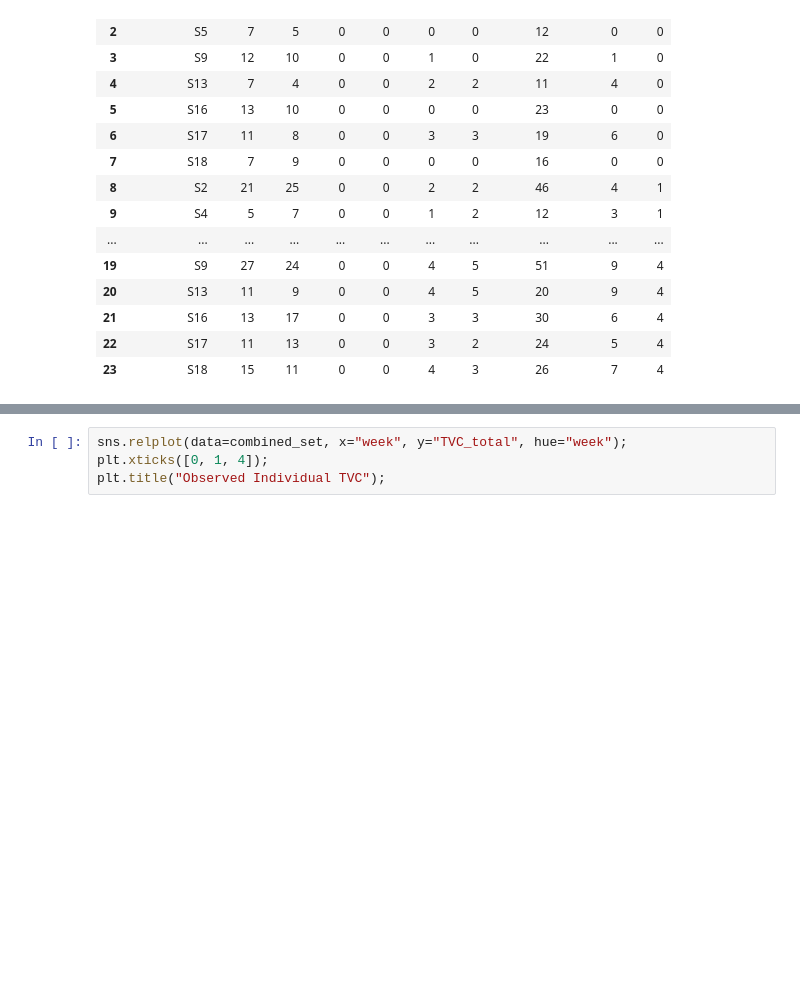
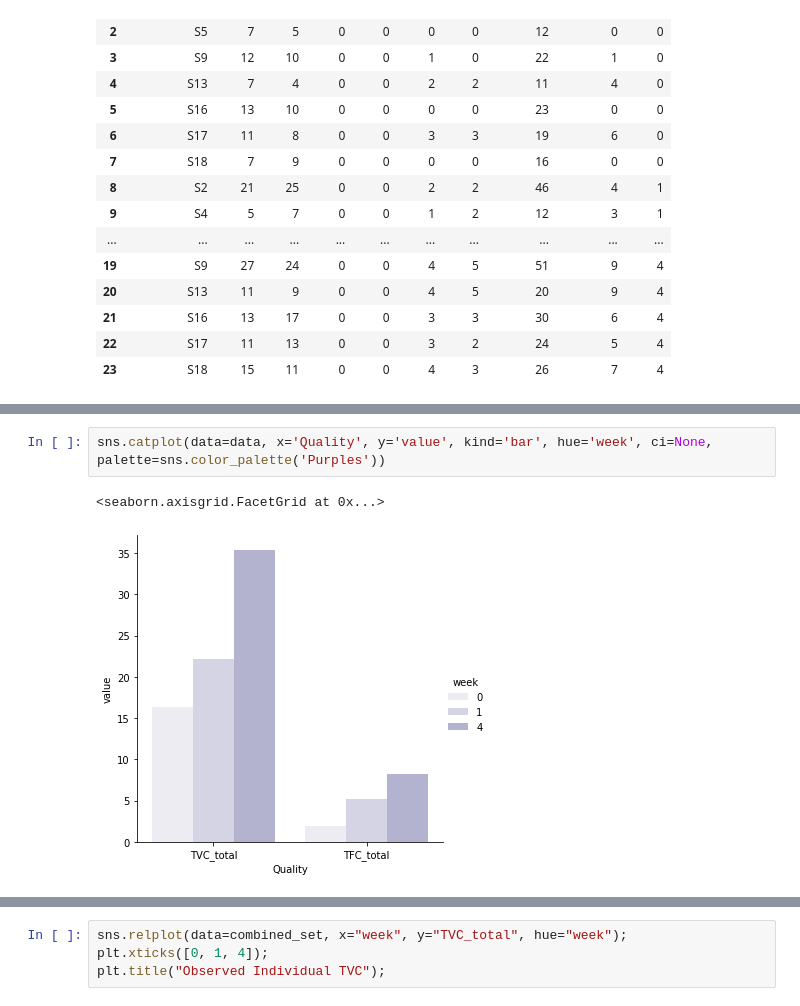
Before and after one commit to ome94/microbial_enumeration, a Jupyter notebook: microbial-enumeration.ipynb, the cells around one changed output, grey strips where cells are left out. Saved outputs shown, nothing was run; the diff lists cells and outputs as text; blank space fills up the shorter version.

```diff
--- a/microbial-enumeration.ipynb
+++ b/microbial-enumeration.ipynb
@@ -306,0 +361,5 @@ combined_set
+# %%
+sns.catplot(data=data, x='Quality', y='value', kind='bar', hue='week', ci=None, palette=sns.color_palette('Purples'))
+# %% [output]
+<seaborn.axisgrid.FacetGrid at 0x...>
+[figure, added]
```
Also changed, not shown: parts of 9 cells of this notebook.
